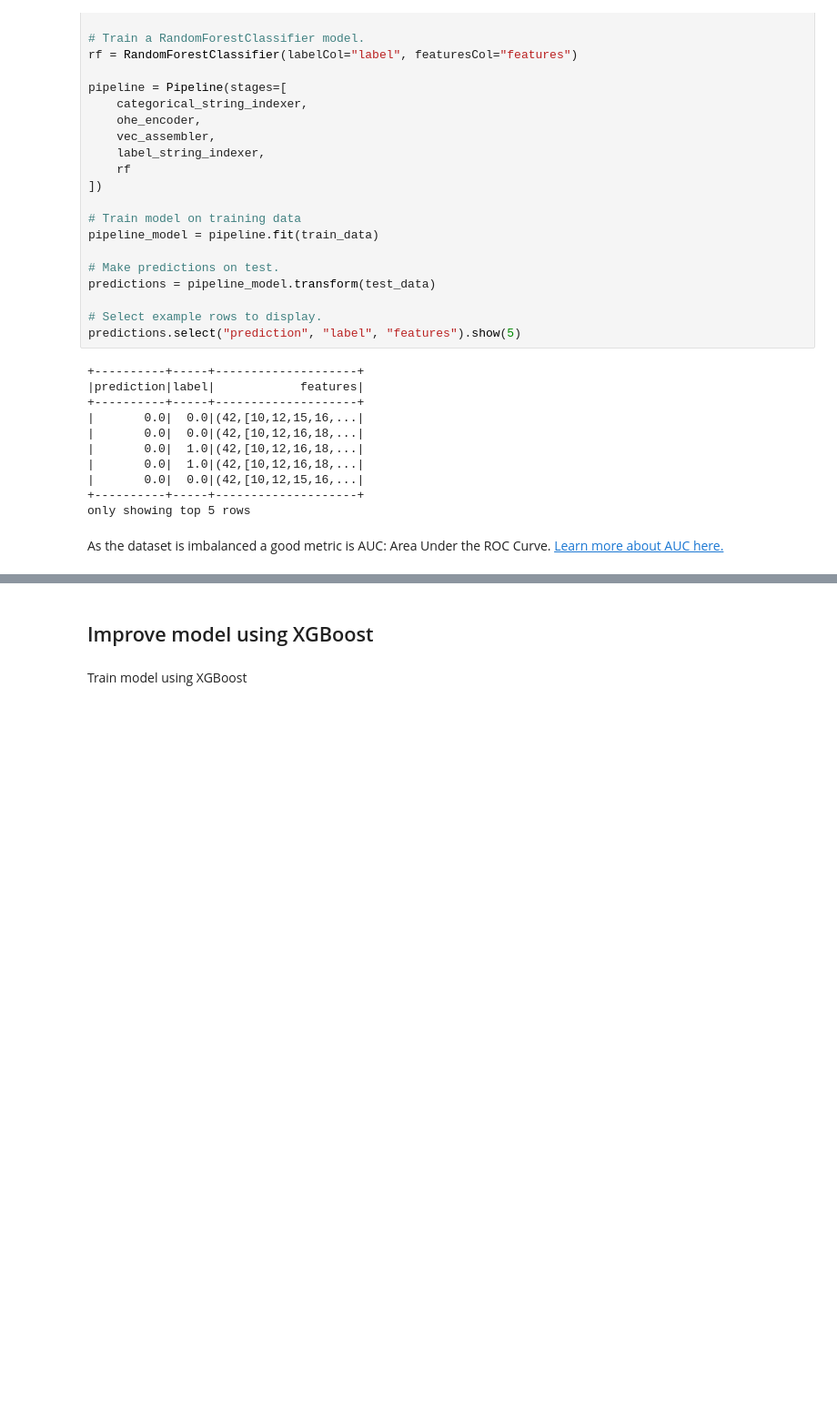
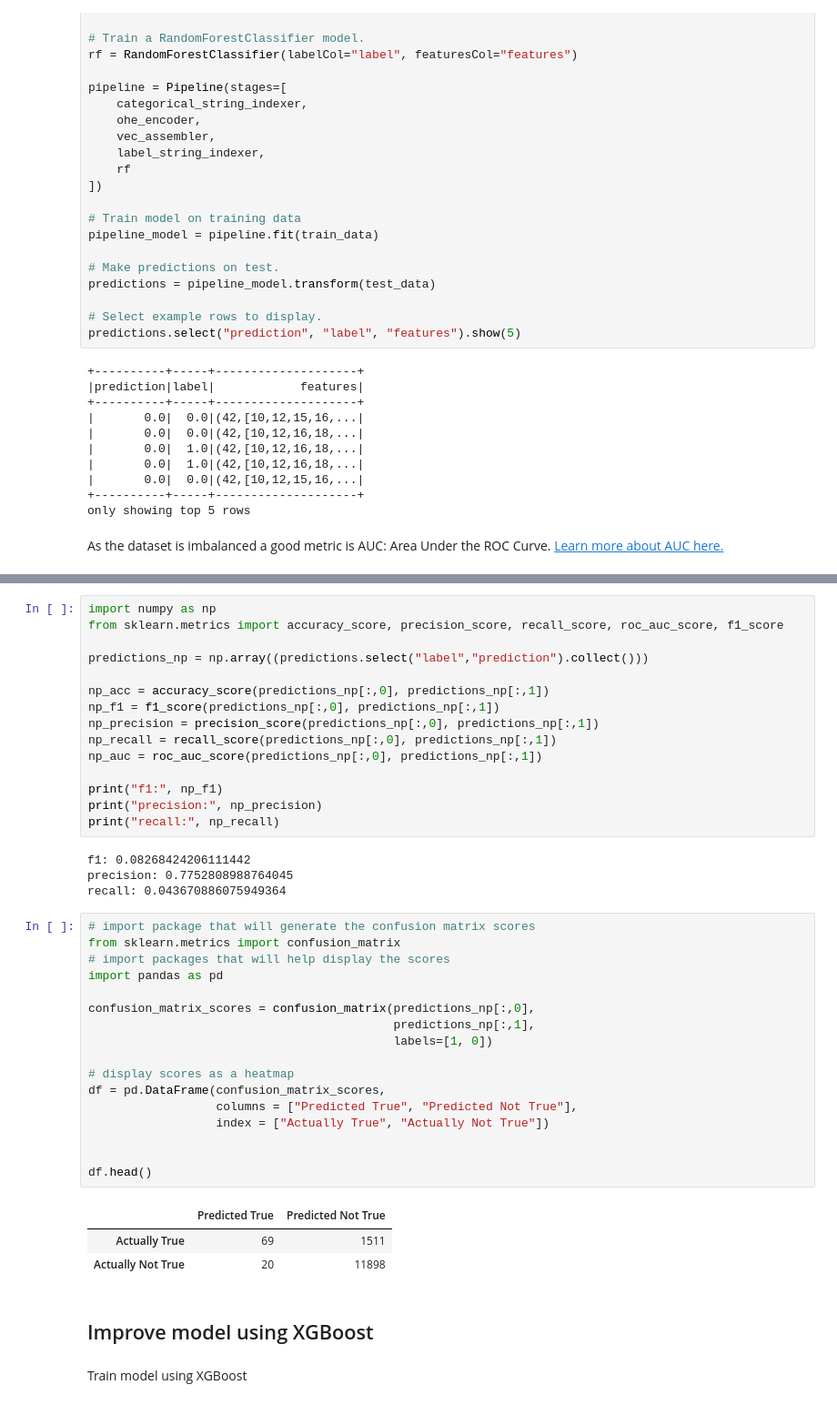
Before and after one commit to grubwieser/cloud-dataproc, a Jupyter notebook: notebooks/examples/Spark - Bank Marketing Demo.ipynb, the cells around one changed output, grey strips where cells are left out. Shown: that part at 91% size. Drawn from its saved outputs; the diff is of its cells as text; blank space fills up the shorter version.

```diff
--- a/notebooks/examples/Spark - Bank Marketing Demo.ipynb
+++ b/notebooks/examples/Spark - Bank Marketing Demo.ipynb
@@ -619,3 +621,43 @@ print(auc)
+# %%
+import numpy as np
+from sklearn.metrics import accuracy_score, precision_score, recall_score, roc_auc_score, f1_score
+
+predictions_np = np.array((predictions.select("label","prediction").collect()))
+
+np_acc = accuracy_score(predictions_np[:,0], predictions_np[:,1])
+np_f1 = f1_score(predictions_np[:,0], predictions_np[:,1])
+np_precision = precision_score(predictions_np[:,0], predictions_np[:,1])
+np_recall = recall_score(predictions_np[:,0], predictions_np[:,1])
+np_auc = roc_auc_score(predictions_np[:,0], predictions_np[:,1])
+
+print("f1:", np_f1)
+print("precision:", np_precision)
+print("recall:", np_recall)
+# %% [output]
+f1: 0.08268424206111442
+precision: 0.7752808988764045
+recall: 0.043670886075949364
+# %%
+# import package that will generate the confusion matrix scores
+from sklearn.metrics import confusion_matrix
+# import packages that will help display the scores
+import pandas as pd
+
+confusion_matrix_scores = confusion_matrix(predictions_np[:,0],
+                                           predictions_np[:,1],
+                                           labels=[1, 0])
+
+# display scores as a heatmap
+df = pd.DataFrame(confusion_matrix_scores,
+                  columns = ["Predicted True", "Predicted Not True"],
+                  index = ["Actually True", "Actually Not True"])
+
+
+df.head()
+# %% [output]
+|  | Predicted True | Predicted Not True |
+| Actually True | 69 | 1511 |
+| Actually Not True | 20 | 11898 |
 # %% [markdown]
 ## Improve model using XGBoost
 # %% [markdown]
```
Also changed, not shown: parts of 5 cells of this notebook.
